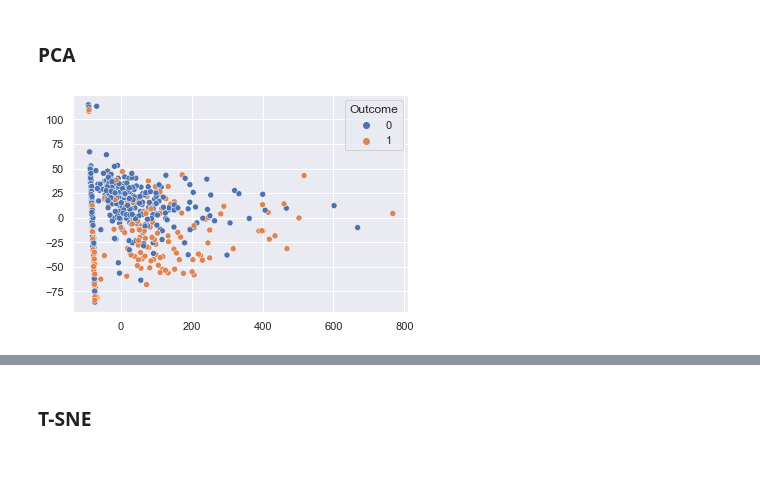
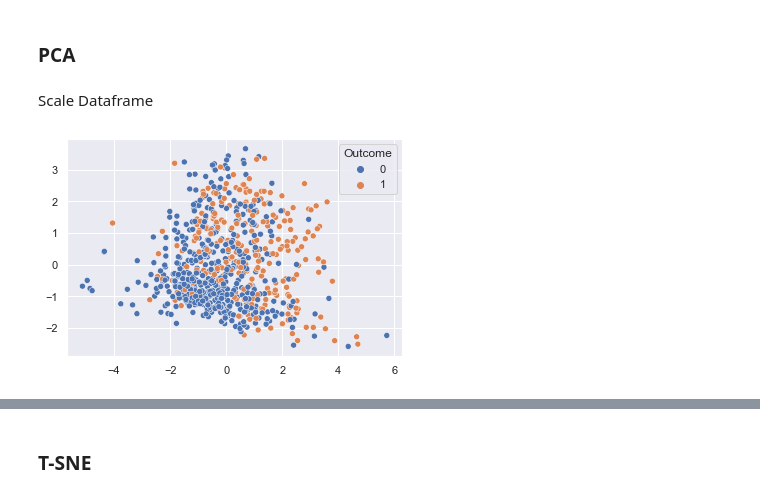
Before and after one commit to moesmatheus/Analise-Preditiva-Avancada-MBA, a Jupyter notebook: Análise Exploratória.ipynb, the cells around one changed output, grey strips where cells are left out. Cells and saved outputs as stored; diff of their text form; code cells hidden in the pictures; blank space fills up the shorter version.

```diff
--- a/Análise Exploratória.ipynb
+++ b/Análise Exploratória.ipynb
@@ -185,13 +188,18 @@ plt.show()
 [figure]
 # %% [markdown]
 ### PCA
+# %% [markdown]
+Scale Dataframe
+# %%
+scaler = StandardScaler()
+df_scaled = scaler.fit_transform(df.drop('Outcome', axis = 1))
 # %%
 pca = PCA(n_components = 2)
 
-p = pca.fit_transform(df, )
+p = pca.fit_transform(df_scaled)
 
 sns.scatterplot(x = p[:,0], y = p[:,1], hue = df['Outcome'])
 
 plt.show()
 # %% [output]
-[figure, old version]
+[figure, new version]
```
Also changed, not shown: parts of 9 cells of this notebook, 3 other files.
